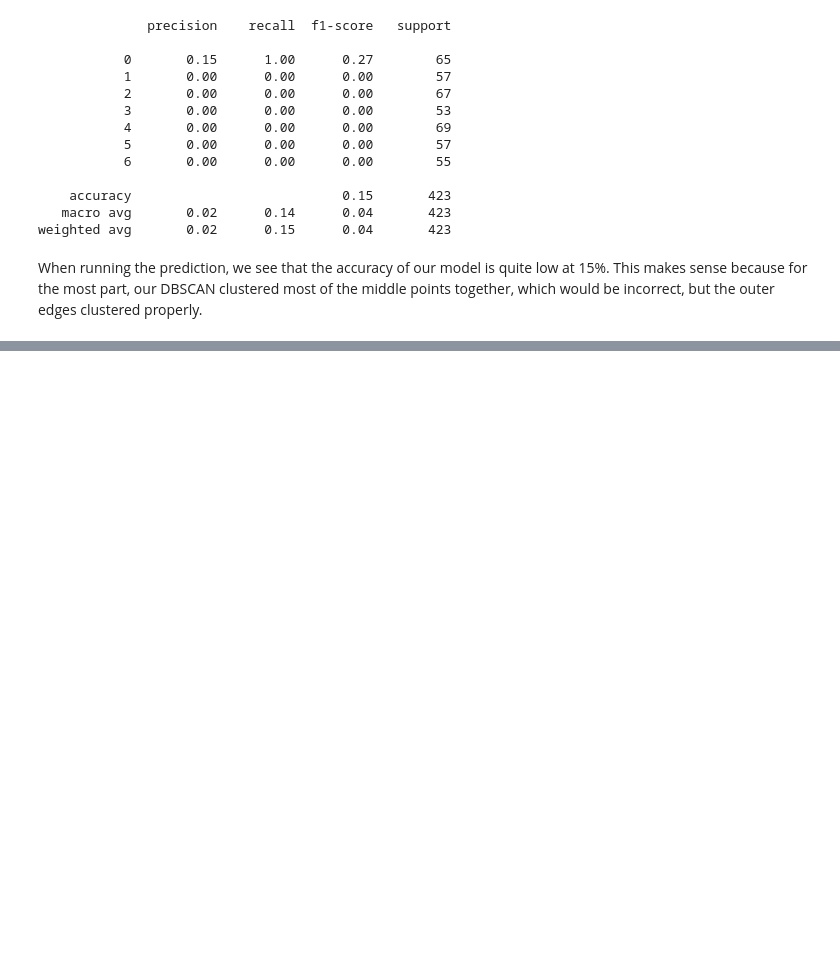
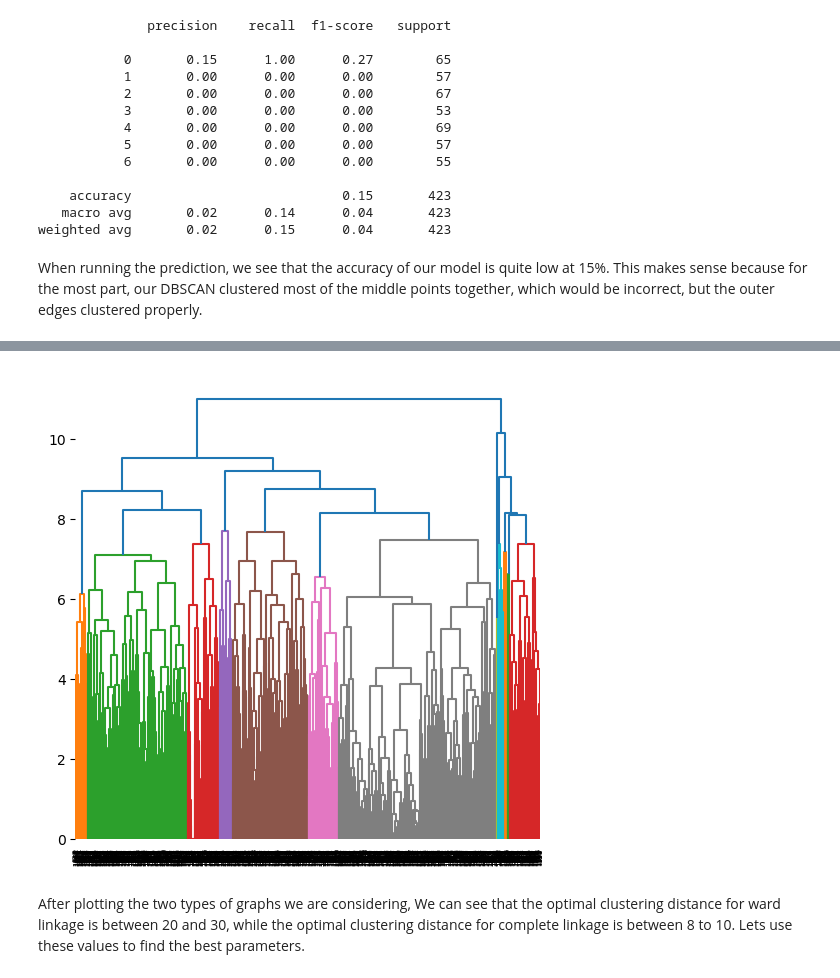
Before and after one commit to pallavigkwd/COGS118BGroup, a Jupyter notebook: Project 118B (1).ipynb, the cells around one changed output, grey strips where cells are left out. Saved outputs shown, nothing was run; the diff lists cells and outputs as text; code cells hidden in the pictures; blank space fills up the shorter version.

```diff
--- a/Project 118B (1).ipynb
+++ b/Project 118B (1).ipynb
@@ -742,0 +816,10 @@ When running the prediction, we see that the accuracy of our model is quite low
+# %%
+fig, ax = plt.subplots(figsize=(6,6))
+
+
+dendrogram(tree_cplt, ax=ax)
+sns.despine(left=True,bottom=True)
+# %% [output]
+[figure, added]
+# %% [markdown]
+After plotting the two types of graphs we are considering, We can see that the optimal clustering distance for ward linkage is between 20 and 30, while the optimal clustering distance for complete linkage is between 8 to 10. Lets use these values to find the best parameters.
```
Also changed, not shown: parts of 8 cells of this notebook.
